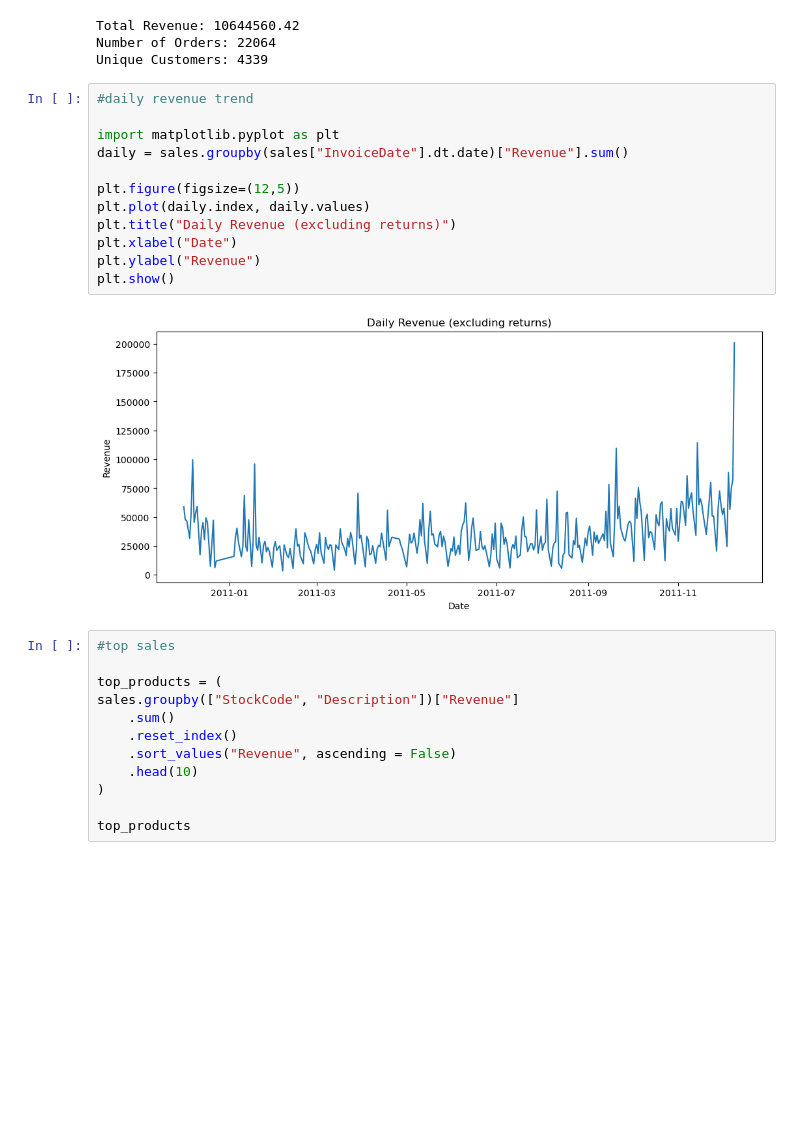
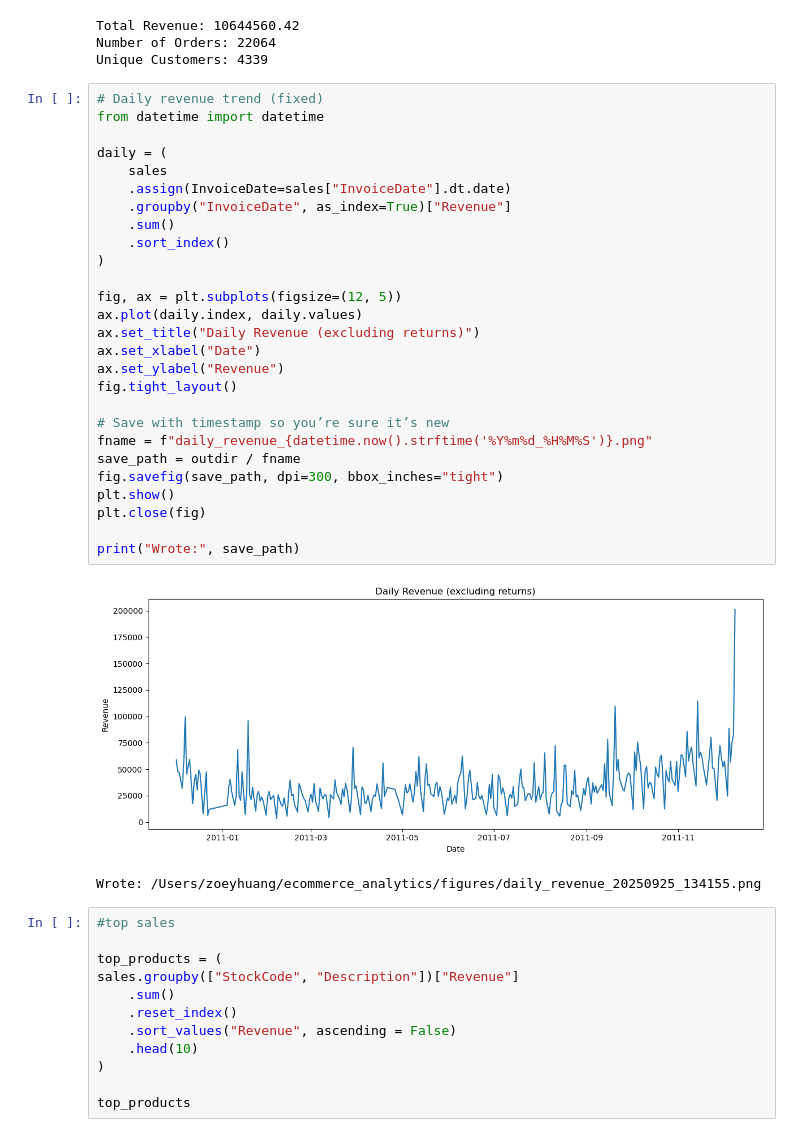
Before and after one commit to Zoey0227-code/rfm-basket-forecasting, a Jupyter notebook: 01_load_eda.ipynb, the cells around one changed output. Cells and saved outputs as stored; diff of their text form; blank space fills up the shorter version.

```diff
--- a/01_load_eda.ipynb
+++ b/01_load_eda.ipynb
@@ -85,20 +99,36 @@ print("Unique Customers:", num_customers)
 Total Revenue: 10644560.42
 Number of Orders: 22064
 Unique Customers: 4339
-# %%
-#daily revenue trend
-
-import matplotlib.pyplot as plt
-daily = sales.groupby(sales["InvoiceDate"].dt.date)["Revenue"].sum()
-
-plt.figure(figsize=(12,5))
-plt.plot(daily.index, daily.values)
-plt.title("Daily Revenue (excluding returns)")
-plt.xlabel("Date")
-plt.ylabel("Revenue")
-plt.show()
-# %% [output]
-[figure, removed]
+# %%
+# Daily revenue trend (fixed)
+from datetime import datetime
+
+daily = (
+    sales
+    .assign(InvoiceDate=sales["InvoiceDate"].dt.date)
+    .groupby("InvoiceDate", as_index=True)["Revenue"]
+    .sum()
+    .sort_index()
+)
+
+fig, ax = plt.subplots(figsize=(12, 5))
+ax.plot(daily.index, daily.values)
+ax.set_title("Daily Revenue (excluding returns)")
+ax.set_xlabel("Date")
+ax.set_ylabel("Revenue")
+fig.tight_layout()
+
+# Save with timestamp so you’re sure it’s new
+fname = f"daily_revenue_{datetime.now().strftime('%Y%m%d_%H%M%S')}.png"
+save_path = outdir / fname
+fig.savefig(save_path, dpi=300, bbox_inches="tight")
+plt.show()
+plt.close(fig)
+
+print("Wrote:", save_path)
+# %% [output]
+[figure, added]
+Wrote: /Users/zoeyhuang/ecommerce_analytics/figures/daily_revenue_20250925_134155.png
 # %%
 #top sales
 
```
Also changed, not shown: parts of 7 cells of this notebook.
